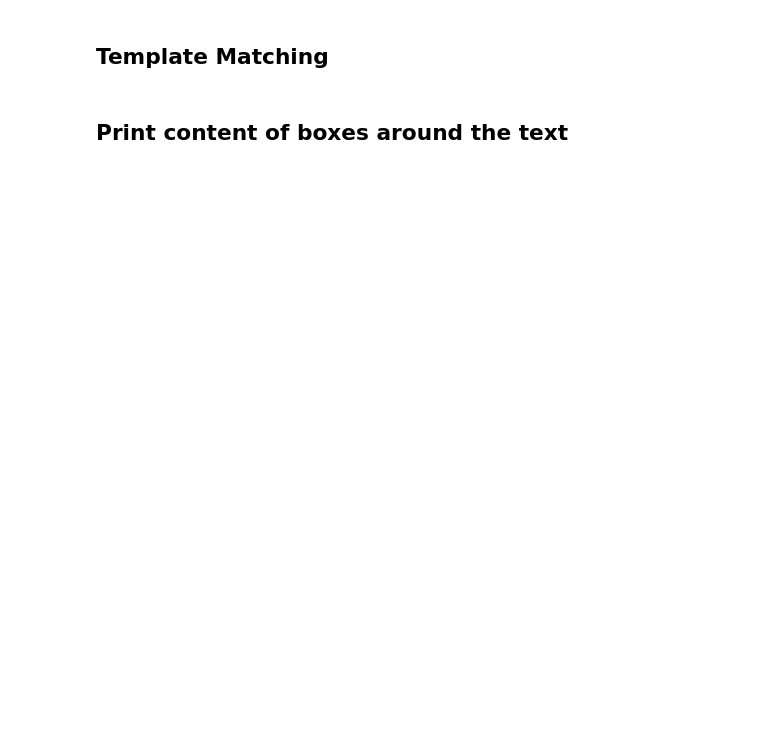
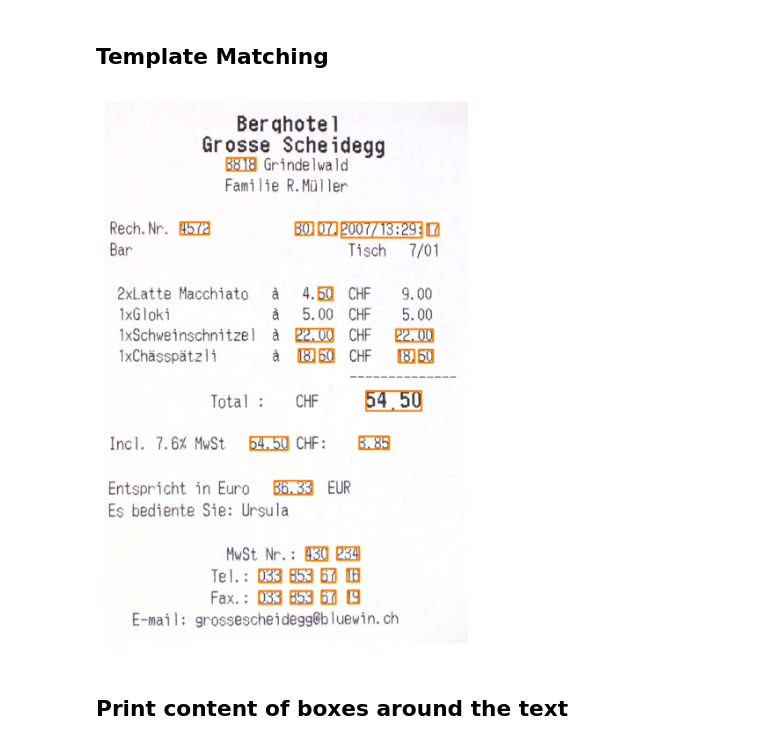
Before and after one commit to watson222-2/python_data_preparation, a Jupyter notebook: tesseract_ocr_example.ipynb, the cells around one changed output. Cells and saved outputs as stored; diff of their text form; code cells hidden in the pictures; blank space fills up the shorter version.

```diff
--- a/tesseract_ocr_example.ipynb
+++ b/tesseract_ocr_example.ipynb
@@ -95,25 +121,25 @@ plt.show()
 # %%
 img_01 = cv2.imread('./Data/receipt.png')
 img    = increase_brightness(img_01, value=30)
 
 d = pytesseract.image_to_data(img, output_type=Output.DICT, lang='deu')
 keys = list(d.keys())
 vals = list(d.values())
 
 # Mark all numbers using regexpression
 pattern = '[0-9][0-9]'
 
 n_boxes = len(d['text'])
 for i in range(n_boxes):
     if int(d['conf'][i]) >= 20:
         if re.match(pattern, d['text'][i]):
             (x, y, w, h) = (d['left'][i], d['top'][i], d['width'][i], d['height'][i])
             img = cv2.rectangle(img, (x, y), (x + w, y + h), (0,128,255), 2)
 
-# Display the image
-plt.imshow(img)
-plt.axis('off')
-plt.show()
+# Plot image of receipt
+plot_image(img, 8)
+# %% [output]
+[figure, added]
 # %% [markdown]
 ## Print content of boxes around the text
 # %%
```
Also changed, not shown: parts of 8 cells of this notebook, 2 other files.
